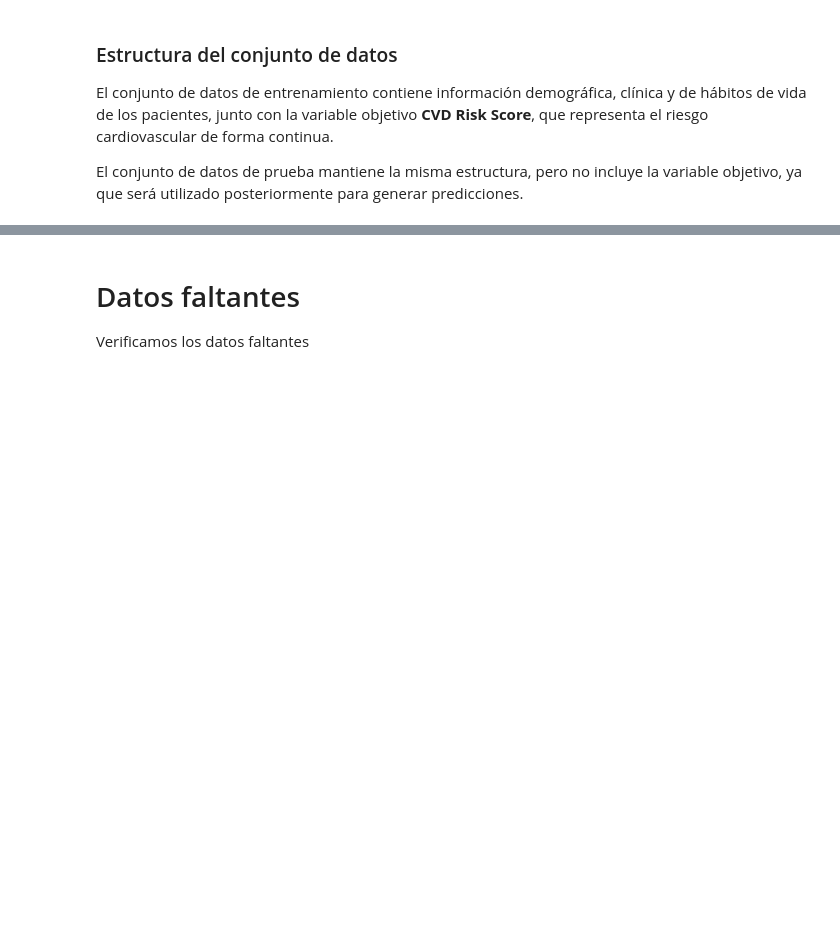
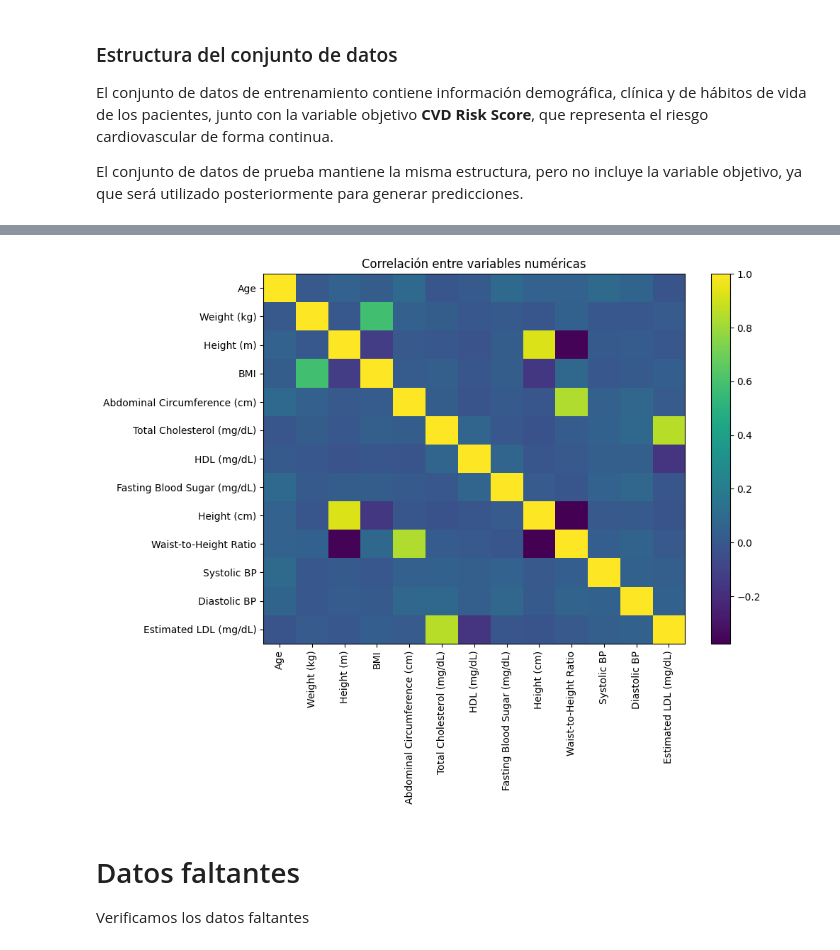
Before and after one commit to DanielDiab/Lab-1-Aprendizaje-de-Maquina, a Jupyter notebook: notebooks/AlpesHearth_Lab1.ipynb, the cells around one changed output, grey strips where cells are left out. Cells and saved outputs as stored; diff of their text form; code cells hidden in the pictures; blank space fills up the shorter version.

```diff
--- a/notebooks/AlpesHearth_Lab1.ipynb
+++ b/notebooks/AlpesHearth_Lab1.ipynb
@@ -94,3 +130,26 @@ El conjunto de datos de prueba mantiene la misma estructura, pero no incluye la
+# %%
+df = datos_entrenamiento.copy()
+
+# solo numéricas
+numericas = df.select_dtypes(include=np.number)
+
+# quitar el objetivo
+numericas = numericas.drop(columns=["CVD Risk Score"], errors="ignore")
+
+corr = numericas.corr()
+
+plt.figure(figsize=(10,8))
+plt.imshow(corr, aspect="auto")
+plt.colorbar()
+
+plt.xticks(range(len(corr.columns)), corr.columns, rotation=90)
+plt.yticks(range(len(corr.columns)), corr.columns)
+
+plt.title("Correlación entre variables numéricas")
+plt.tight_layout()
+plt.show()
+# %% [output]
+[figure, added]
 # %% [markdown]
 # Datos faltantes
 Verificamos los datos faltantes
```
Also changed, not shown: parts of 4 cells of this notebook, 1 other file.
